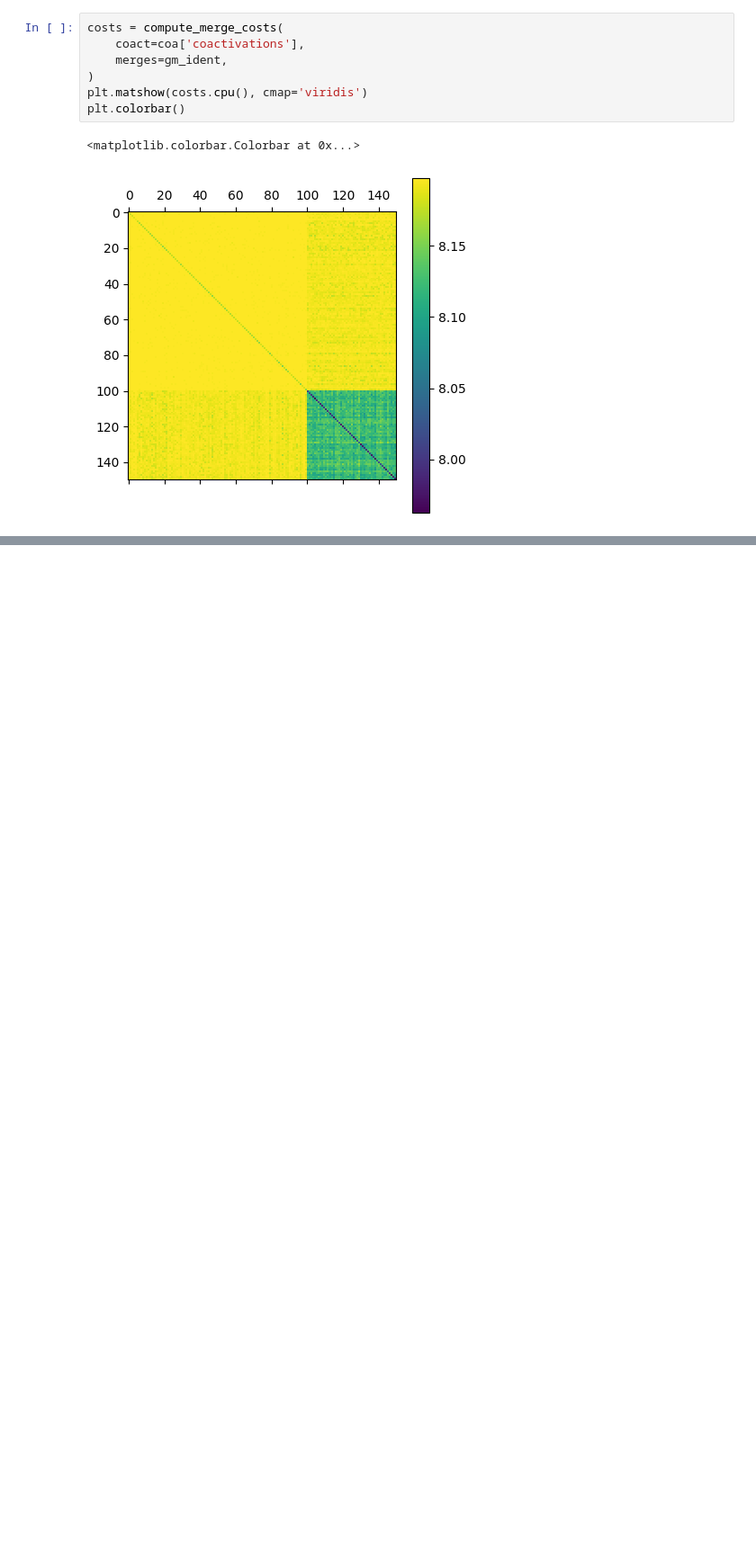
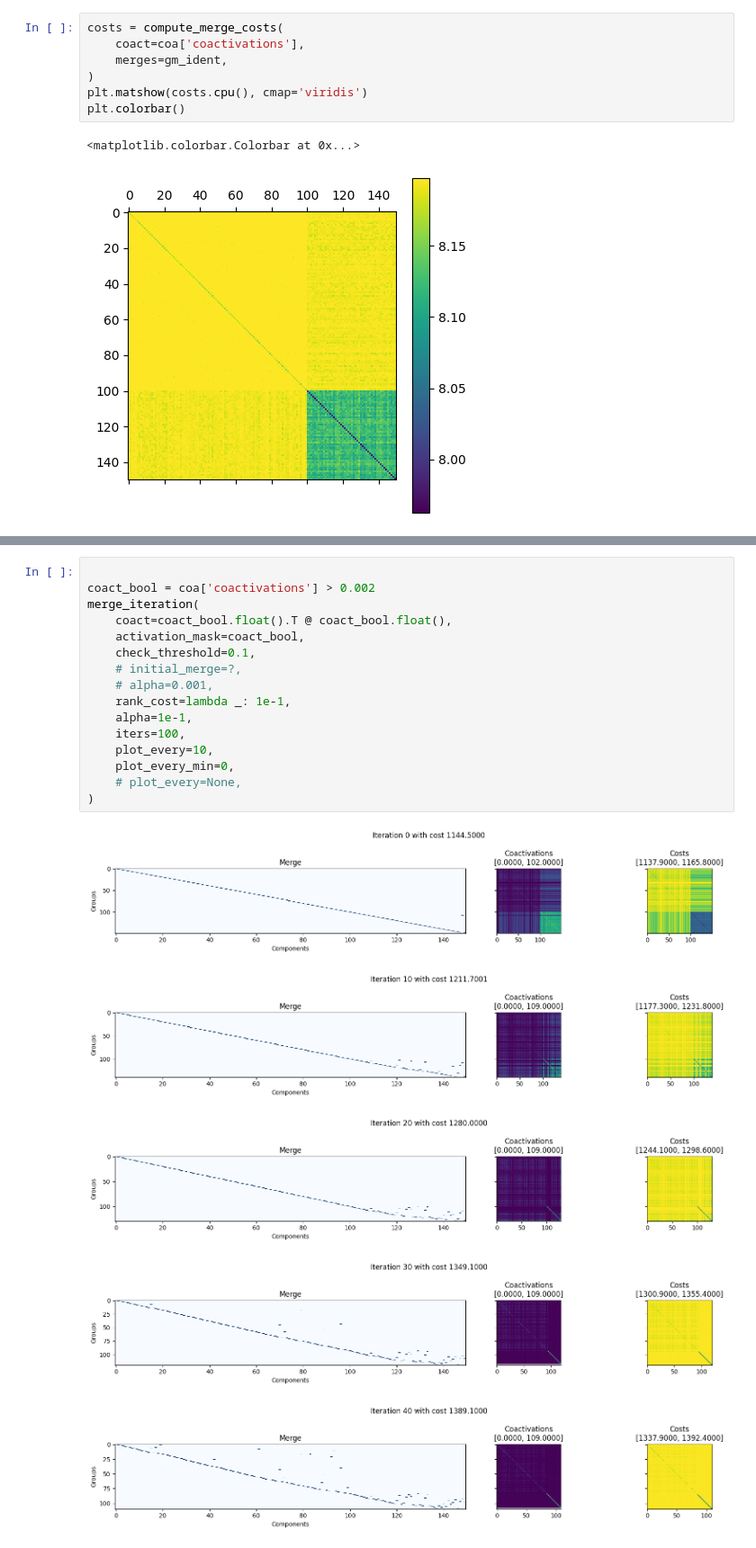
Before and after one commit to moosmiddelkoop/spd, a Jupyter notebook: spd/clustering/dev.ipynb, the cells around one changed output, grey strips where cells are left out. Shown at 90% size. Cells and saved outputs as stored; diff of their text form; blank space fills up the shorter version.

```diff
--- a/spd/clustering/dev.ipynb
+++ b/spd/clustering/dev.ipynb
@@ -480,0 +128,22 @@ merge_iteration(
+# %%
+
+coact_bool = coa['coactivations'] > 0.002
+merge_iteration(
+	coact=coact_bool.float().T @ coact_bool.float(),
+	activation_mask=coact_bool,
+	check_threshold=0.1,
+	# initial_merge=?,
+	# alpha=0.001,
+	rank_cost=lambda _: 1e-1,
+	alpha=1e-1,
+	iters=100,
+	plot_every=10,
+	plot_every_min=0,
+	# plot_every=None,
+)
+# %% [output]
+[figure, added]
+[figure, added]
+[figure, added]
+[figure, added]
+[figure, added]
```
Also changed, not shown: parts of 10 cells of this notebook, 7 other files.
